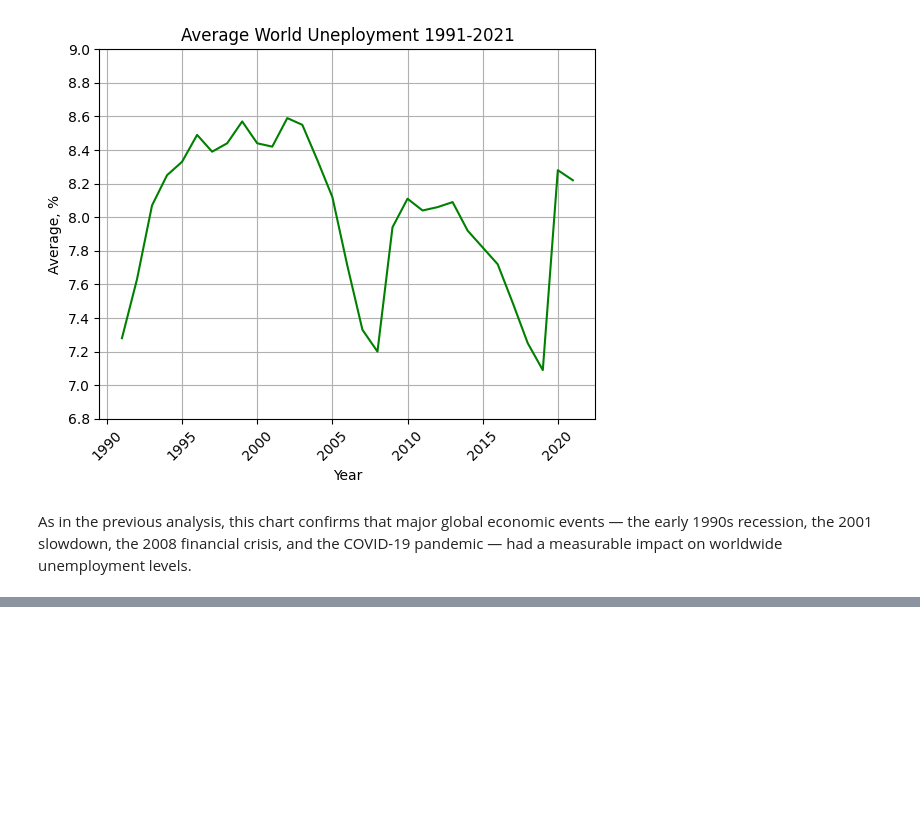
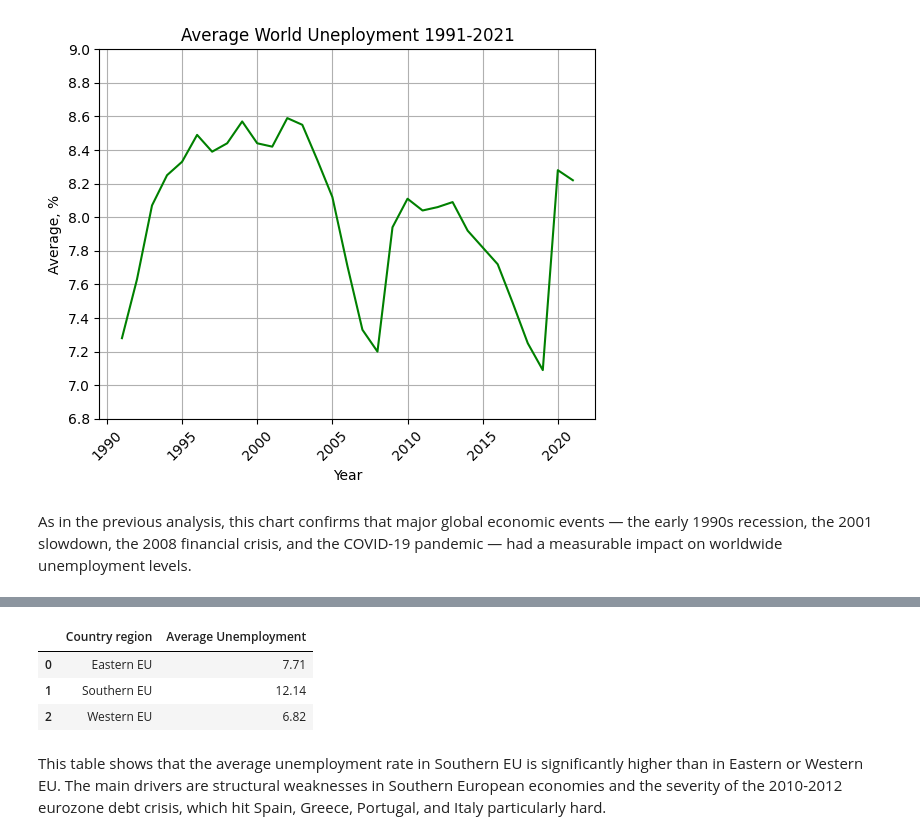
Before and after one commit to MikitaMalashkaR/unemployment-analysis, a Jupyter notebook: sql_analysis.ipynb, the cells around one changed output, grey strips where cells are left out. Cells and saved outputs as stored; diff of their text form; code cells hidden in the pictures; blank space fills up the shorter version.

```diff
--- a/sql_analysis.ipynb
+++ b/sql_analysis.ipynb
@@ -120,0 +169,11 @@ As in the previous analysis, this chart confirms that major global economic even
+# %%
+avg_joined_query = """ SELECT "Country region", ROUND(AVG("Unemployment"), 2) AS 'Average Unemployment'
+FROM unemployment_long JOIN regions ON unemployment_long."Country Name" = regions."Country Name" Group BY "Country region" """
+avg_joined_data = pd.read_sql(avg_joined_query, conn)
+# %% [output]
+|  | Country region | Average Unemployment |
+| 0 | Eastern EU | 7.71 |
+| 1 | Southern EU | 12.14 |
+| 2 | Western EU | 6.82 |
+# %% [markdown]
+This table shows that the average unemployment rate in Southern EU is significantly higher than in Eastern or Western EU. The main drivers are structural weaknesses in Southern European economies and the severity of the 2010-2012 eurozone debt crisis, which hit Spain, Greece, Portugal, and Italy particularly hard.
```
Also changed, not shown: parts of 3 cells of this notebook, 2 other files.
